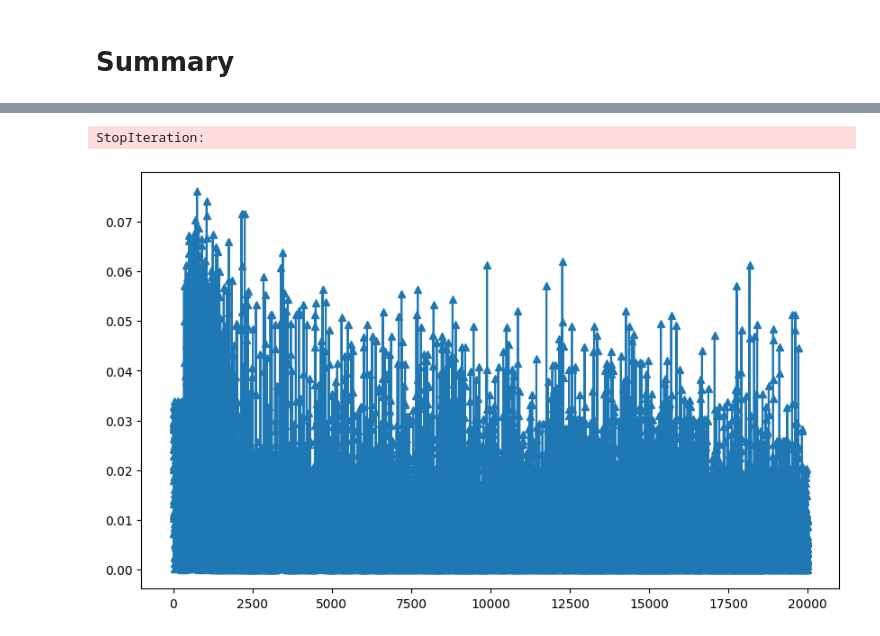
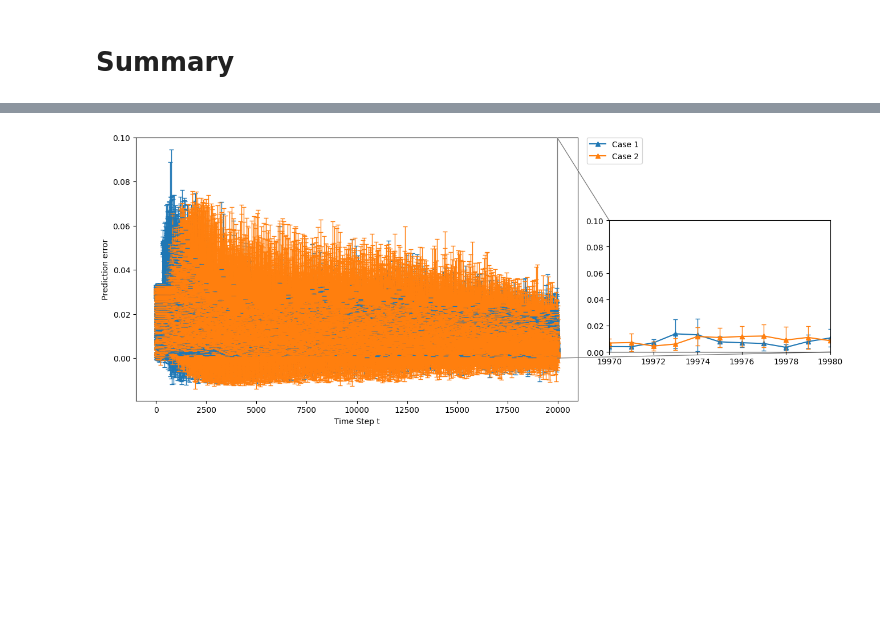
Before and after one commit to tyokyo320/time-series, a Jupyter notebook: utils/predict_syntheic.ipynb, the cells around one changed output, grey strips where cells are left out. Cells and saved outputs as stored; diff of their text form; code cells hidden in the pictures; blank space fills up the shorter version.

```diff
--- a/utils/predict_syntheic.ipynb
+++ b/utils/predict_syntheic.ipynb
@@ -369,6 +377,5 @@ plot_syntheic_load_list_by_mean_std(true_values, predicted_values_list, sampling
 # %%
 # zoom_coords = ((zoom_xmin, zoom_xmax), (zoom_ymin, zoom_ymax))
-# plot_prediction_absolute_error_list_by_mean_std(error_abs_value_list, sampling_interval=config.sampling_interval, zoom_coords=config.zoom_coords)
+plot_prediction_absolute_error_list_by_mean_std(error_abs_value_list, sampling_interval=config.sampling_interval, zoom_coords=config.zoom_coords)
 # %% [output]
-StopIteration:
-[figure, old version]
+[figure, new version]
```
Also changed, not shown: parts of 18 cells of this notebook, 2 other files.
